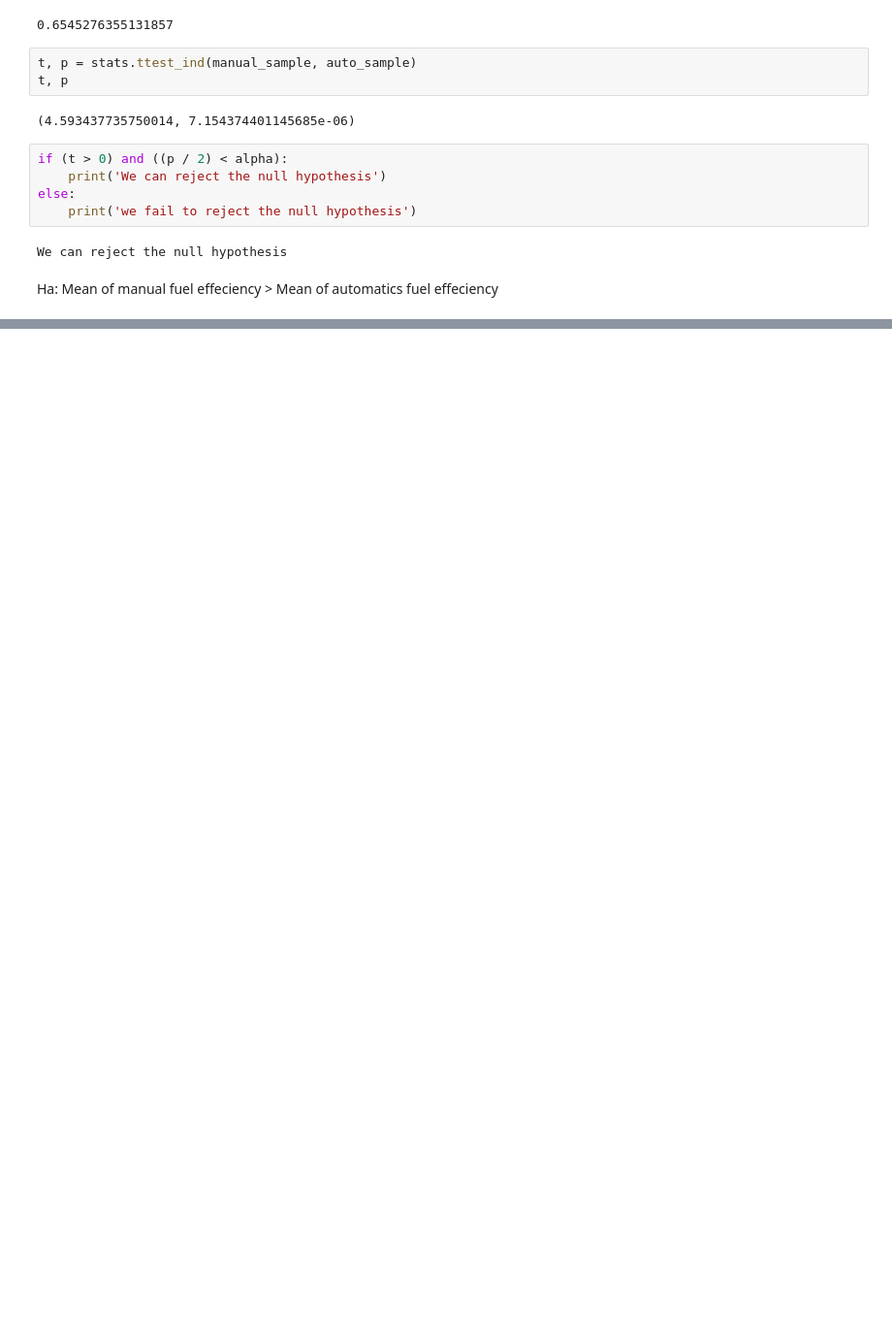
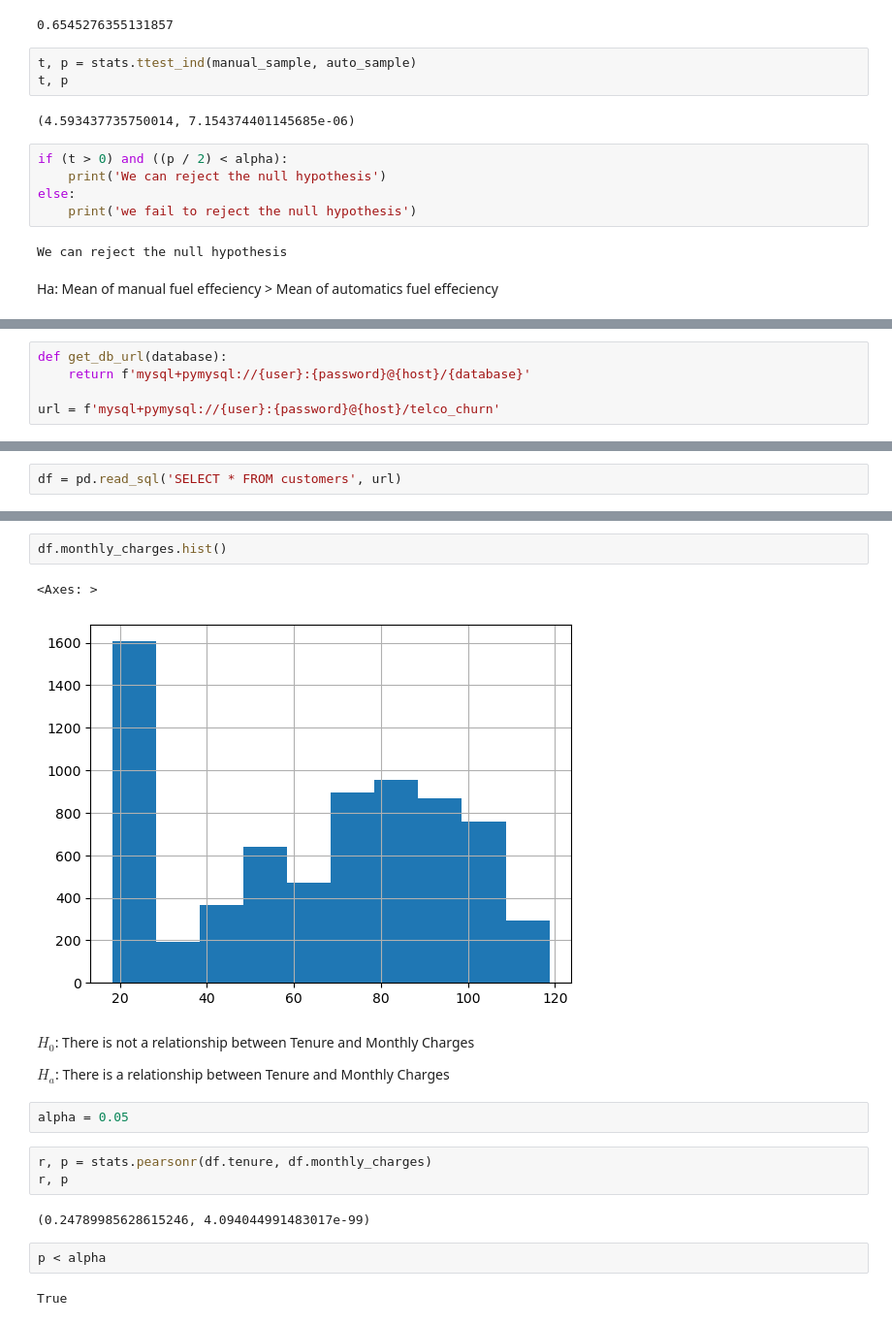
Before and after one commit to JonathanTWare/statistics-exercises, a Jupyter notebook: hypothesis_testing.ipynb, the cells around one changed output, grey strips where cells are left out. Shown: that part at 97% size. Cells and saved outputs as stored; diff of their text form; blank space fills up the shorter version.

```diff
--- a/hypothesis_testing.ipynb
+++ b/hypothesis_testing.ipynb
@@ -263,0 +300,5 @@ Ha: Mean of manual fuel effeciency > Mean of automatics fuel effeciency
+# %%
+def get_db_url(database):
+    return f'mysql+pymysql://{user}:{password}@{host}/{database}'
+
+url = f'mysql+pymysql://{user}:{password}@{host}/telco_churn'
@@ -263,0 +320,2 @@ Ha: Mean of manual fuel effeciency > Mean of automatics fuel effeciency
+# %%
+df = pd.read_sql('SELECT * FROM customers', url)
@@ -263,0 +338,20 @@ Ha: Mean of manual fuel effeciency > Mean of automatics fuel effeciency
+# %%
+df.monthly_charges.hist()
+# %% [output]
+<Axes: >
+[figure, added]
+# %% [markdown]
+$H_0$: There is not a relationship between Tenure and Monthly Charges
+
+$H_a$:  There is a relationship between Tenure and Monthly Charges
+# %%
+alpha = 0.05
+# %%
+r, p = stats.pearsonr(df.tenure, df.monthly_charges)
+r, p
+# %% [output]
+(0.24789985628615246, 4.094044991483017e-99)
+# %%
+p < alpha
+# %% [output]
+True
```
Also changed, not shown: parts of 78 cells of this notebook.
